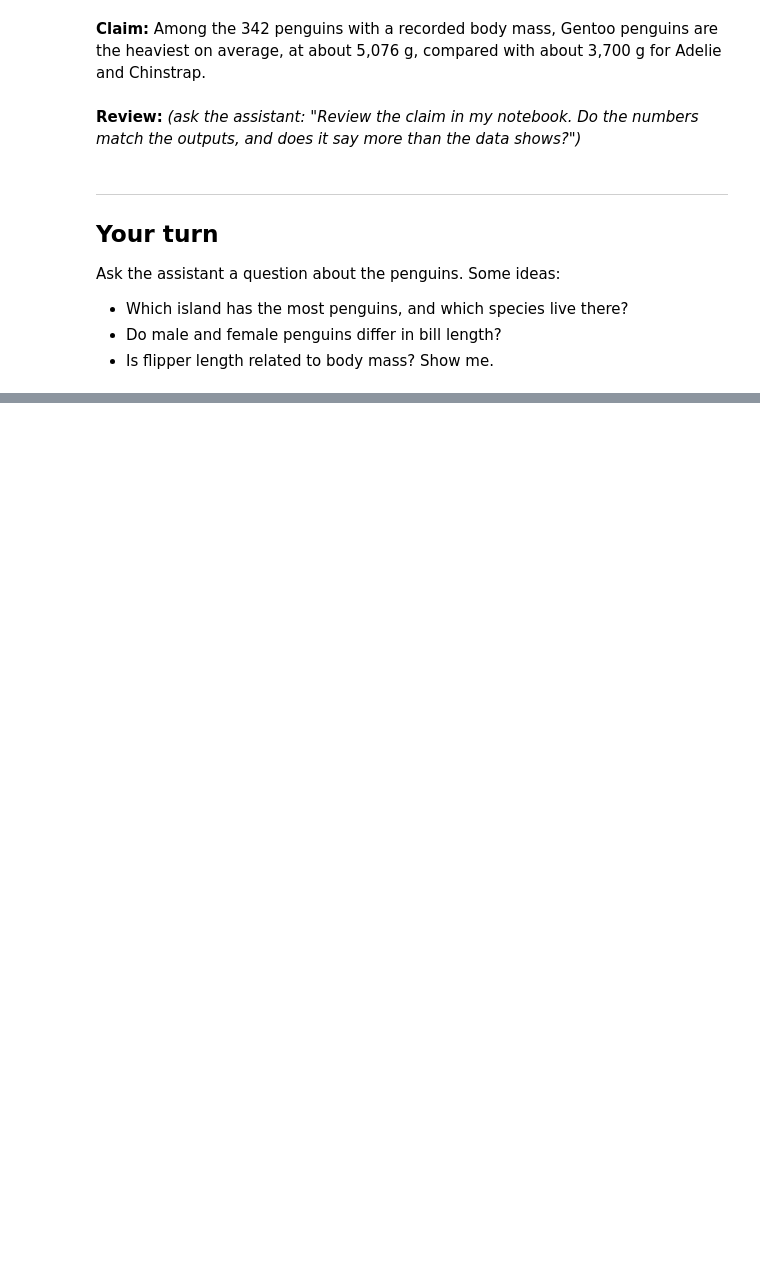
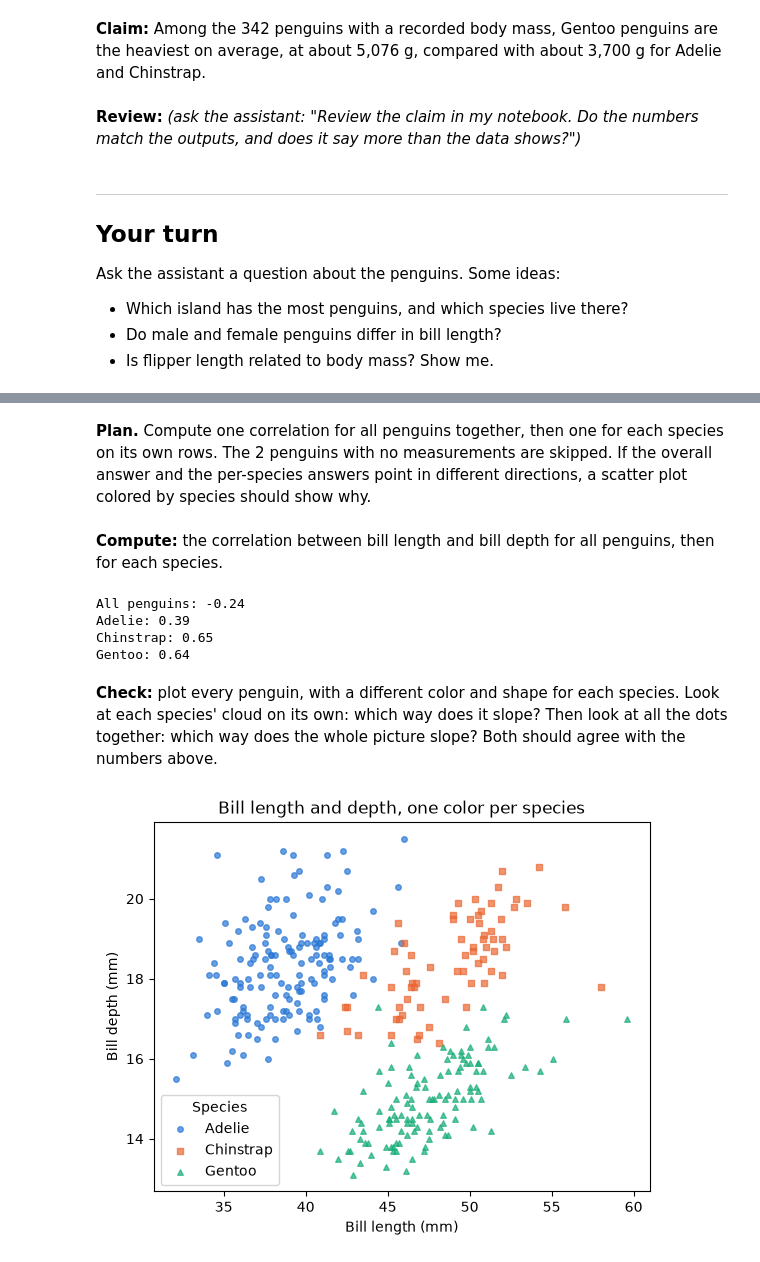
Before and after one commit to cocteau/2026-Image-and-Sound, a Jupyter notebook: notebooks/01-first-look.ipynb, the cells around one changed output, grey strips where cells are left out. Drawn from its saved outputs; the diff is of its cells as text; code cells hidden in the pictures; blank space fills up the shorter version.

```diff
--- a/notebooks/01-first-look.ipynb
+++ b/notebooks/01-first-look.ipynb
@@ -69,0 +192,6 @@ Ask the assistant a question about the penguins. Some ideas:
+# %%
+for sp in ["Adelie", "Chinstrap", "Gentoo"]:
+    rows = penguins[penguins["species"] == sp]
+    male = rows.loc[rows["sex"] == "male", "body_mass_g"]
+    female = rows.loc[rows["sex"] == "female", "body_mass_g"]
+    print(sp, ":", male.count(), "males,", female.count(), "females, males heavier by", round(male.mean() - female.mean()), "g")
@@ -69,0 +233,31 @@ Ask the assistant a question about the penguins. Some ideas:
+# %% [markdown]
+**Plan.** Compute one correlation for all penguins together, then one for each species on its own rows. The 2 penguins with no measurements are skipped. If the overall answer and the per-species answers point in different directions, a scatter plot colored by species should show why.
+# %% [markdown]
+**Compute:** the correlation between bill length and bill depth for all penguins, then for each species.
+# %%
+print("All penguins:", round(penguins["bill_length_mm"].corr(penguins["bill_depth_mm"]), 2))
+for sp in ["Adelie", "Chinstrap", "Gentoo"]:
+    rows = penguins[penguins["species"] == sp]
+    print(sp + ":", round(rows["bill_length_mm"].corr(rows["bill_depth_mm"]), 2))
+# %% [output]
+All penguins: -0.24
+Adelie: 0.39
+Chinstrap: 0.65
+Gentoo: 0.64
+# %% [markdown]
+**Check:** plot every penguin, with a different color and shape for each species. Look at each species' cloud on its own: which way does it slope? Then look at all the dots together: which way does the whole picture slope? Both should agree with the numbers above.
+# %%
+colors = {"Adelie": "#2a78d6", "Chinstrap": "#eb6834", "Gentoo": "#1baf7a"}
+markers = {"Adelie": "o", "Chinstrap": "s", "Gentoo": "^"}
+
+fig, ax = plt.subplots()
+for sp in ["Adelie", "Chinstrap", "Gentoo"]:
+    rows = penguins[penguins["species"] == sp]
+    ax.scatter(rows["bill_length_mm"], rows["bill_depth_mm"], s=16, color=colors[sp], marker=markers[sp], alpha=0.7, label=sp)
+ax.set_title("Bill length and depth, one color per species")
+ax.set_xlabel("Bill length (mm)")
+ax.set_ylabel("Bill depth (mm)")
+ax.legend(title="Species")
+plt.show()
+# %% [output]
+[figure, added]
```
Also changed, not shown: parts of 44 cells of this notebook.
